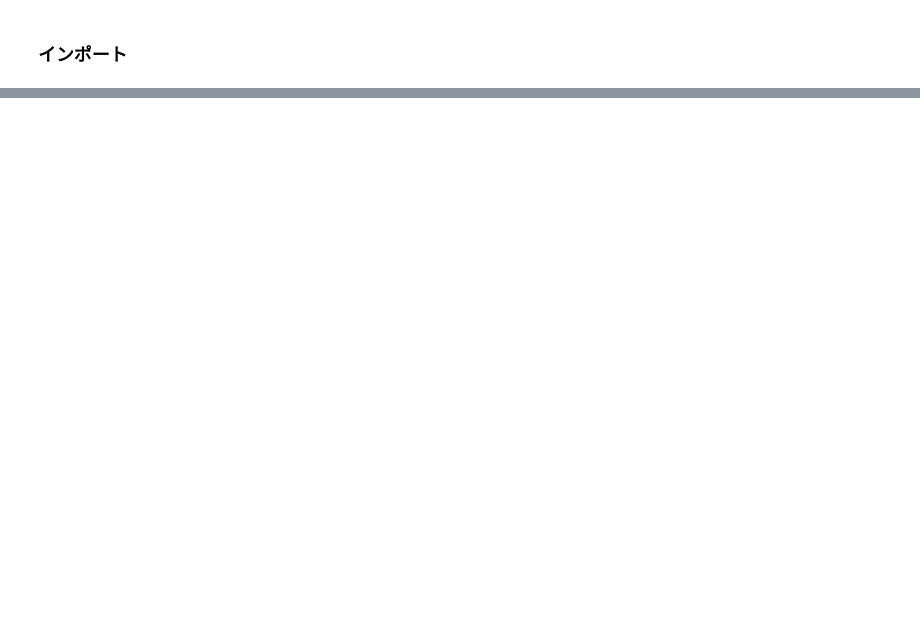
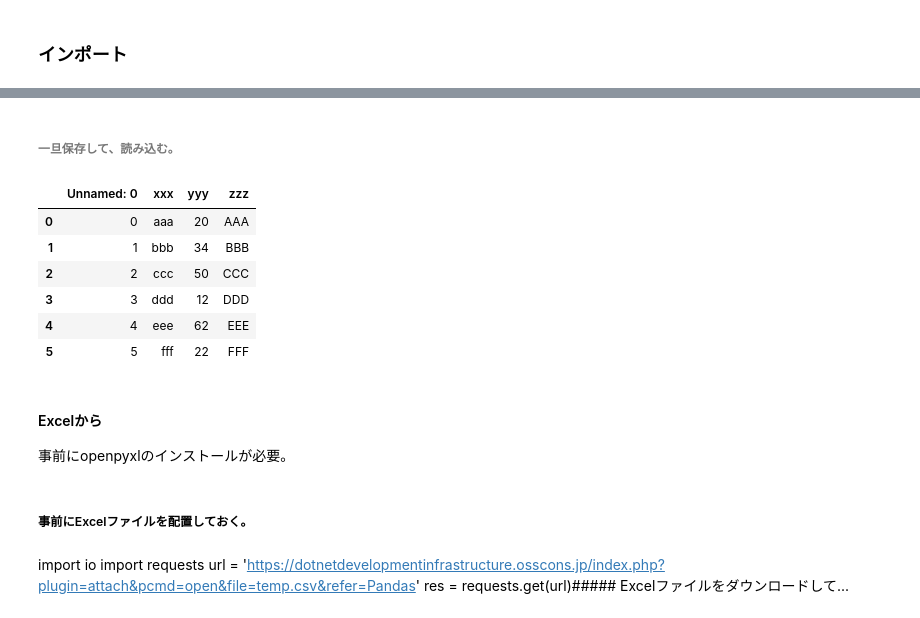
Before and after one commit to OpenTouryoProject/DxCommon, a Jupyter notebook: Notebook/Jupyter/path/PandasTraining.ipynb, the cells around one changed output, grey strips where cells are left out. Saved outputs shown, nothing was run; the diff lists cells and outputs as text; code cells hidden in the pictures; blank space fills up the shorter version.

```diff
--- a/Notebook/Jupyter/path/PandasTraining.ipynb
+++ b/Notebook/Jupyter/path/PandasTraining.ipynb
@@ -25,0 +163,19 @@ import pandas as pd
+# %% [markdown]
+###### 一旦保存して、読み込む。
+# %%
+with open('temp.csv', 'wb') as saveFile : saveFile.write(res.content)
+df = pd.read_csv('temp.csv', encoding='shift-jis', sep=",")
+df
+# %% [output]
+|  | Unnamed: 0 | xxx | yyy | zzz |
+| 0 | 0 | aaa | 20 | AAA |
+| 1 | 1 | bbb | 34 | BBB |
+| 2 | 2 | ccc | 50 | CCC |
+| 3 | 3 | ddd | 12 | DDD |
+| 4 | 4 | eee | 62 | EEE |
+| 5 | 5 | fff | 22 | FFF |
+# %% [markdown]
+#### Excelから
+事前にopenpyxlのインストールが必要。
+# %% [markdown]
+##### 事前にExcelファイルを配置しておく。
@@ -25,0 +185,5 @@ import pandas as pd
+# %% [markdown]
+import io
+import requests
+url = 'https://dotnetdevelopmentinfrastructure.osscons.jp/index.php?plugin=attach&pcmd=open&file=temp.csv&refer=Pandas'
+res = requests.get(url)##### Excelファイルをダウンロードして...
```
Also changed, not shown: parts of 71 cells of this notebook, 1 other file.
